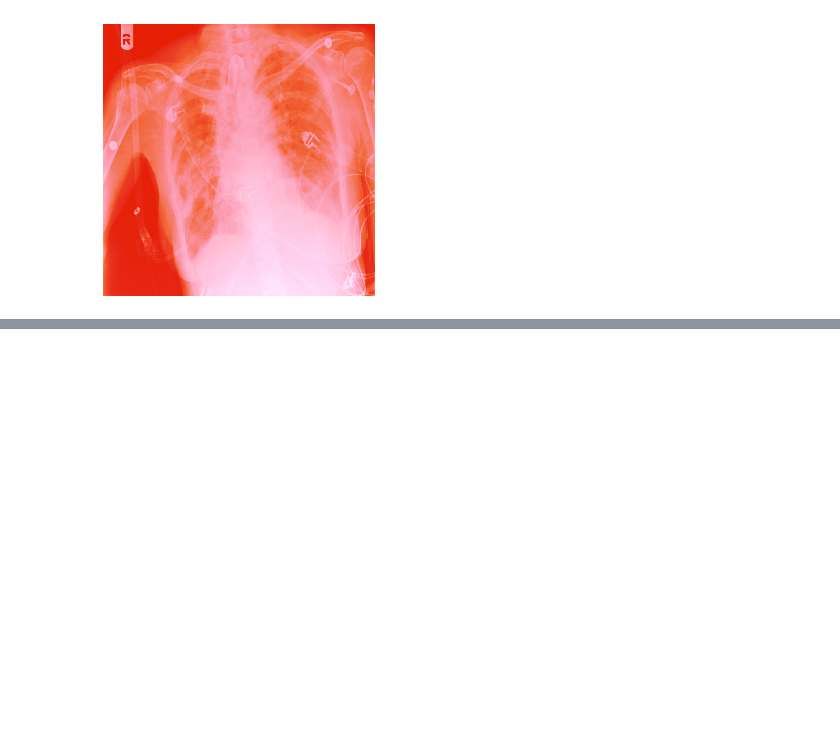
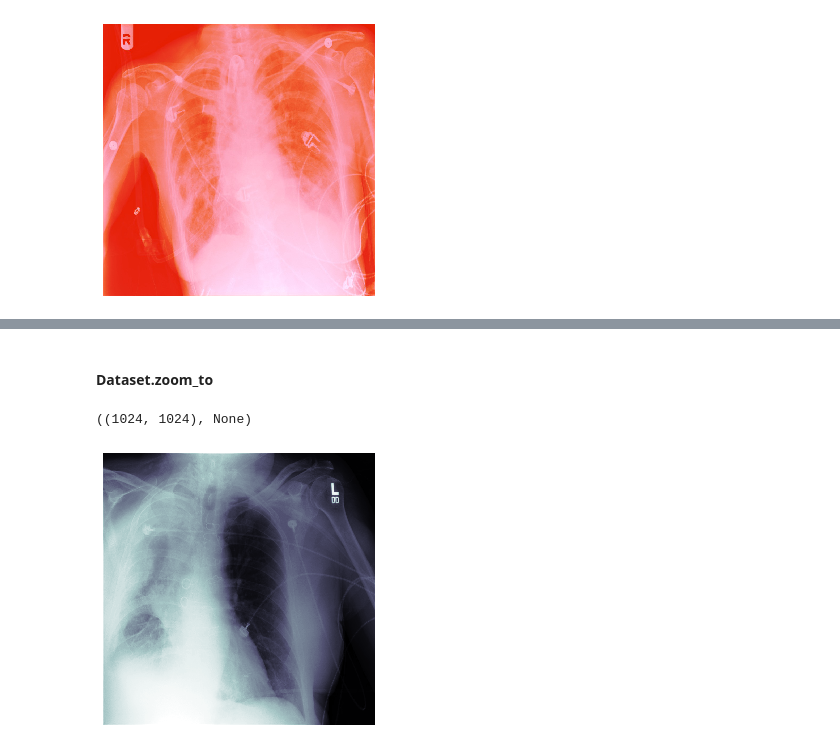
Before and after one commit to asvcode/covid19-translations, a Jupyter notebook: _notebooks/2020-04-28-Medical-Imaging-Part2.ipynb, the cells around one changed output, grey strips where cells are left out. Cells and saved outputs as stored; diff of their text form; code cells hidden in the pictures; blank space fills up the shorter version.

```diff
--- a/_notebooks/2020-04-28-Medical-Imaging-Part2.ipynb
+++ b/_notebooks/2020-04-28-Medical-Imaging-Part2.ipynb
@@ -173,0 +204,8 @@ show_image(Image.open(pneumothorax_source/f'train/01tensor.jpg'))
+# %% [markdown]
+#### Dataset.zoom_to
+# %%
+dimg2 = dcmread(items[11])
+dimg2.shape, dimg2.show()
+# %% [output]
+((1024, 1024), None)
+[figure, added]
```
Also changed, not shown: parts of 11 cells of this notebook.
